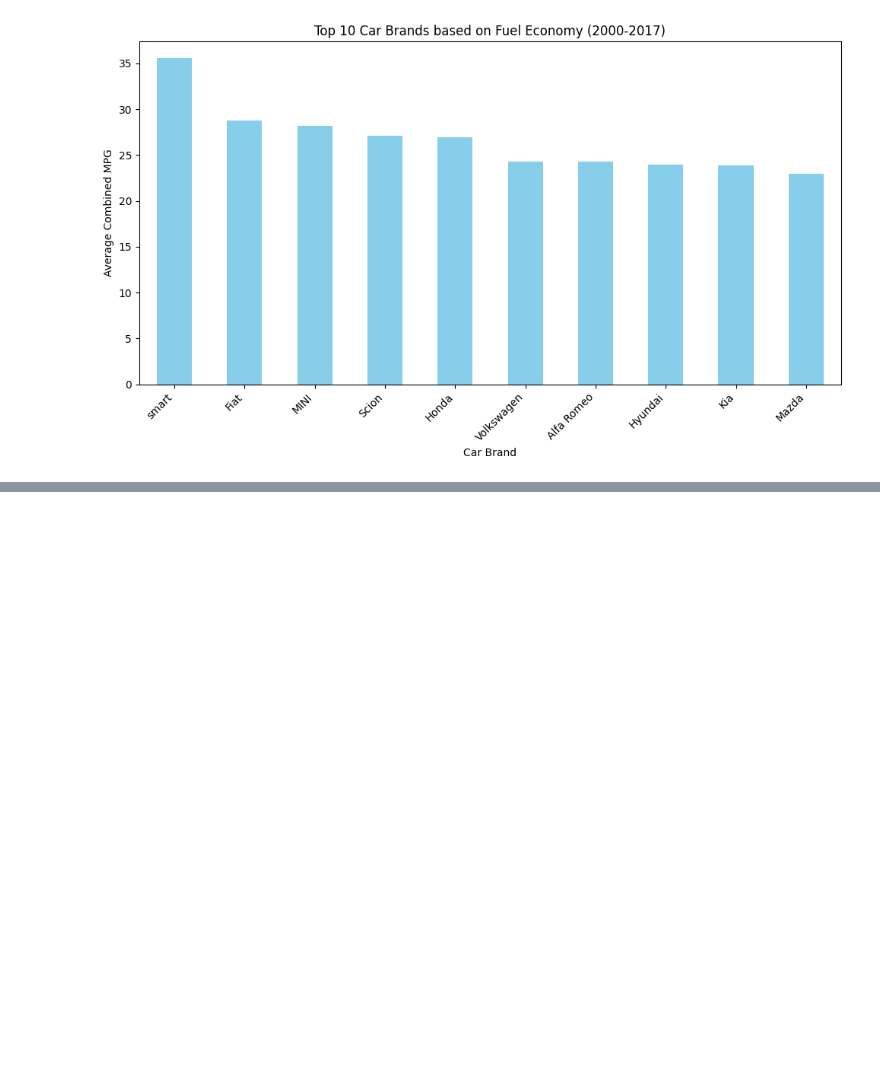
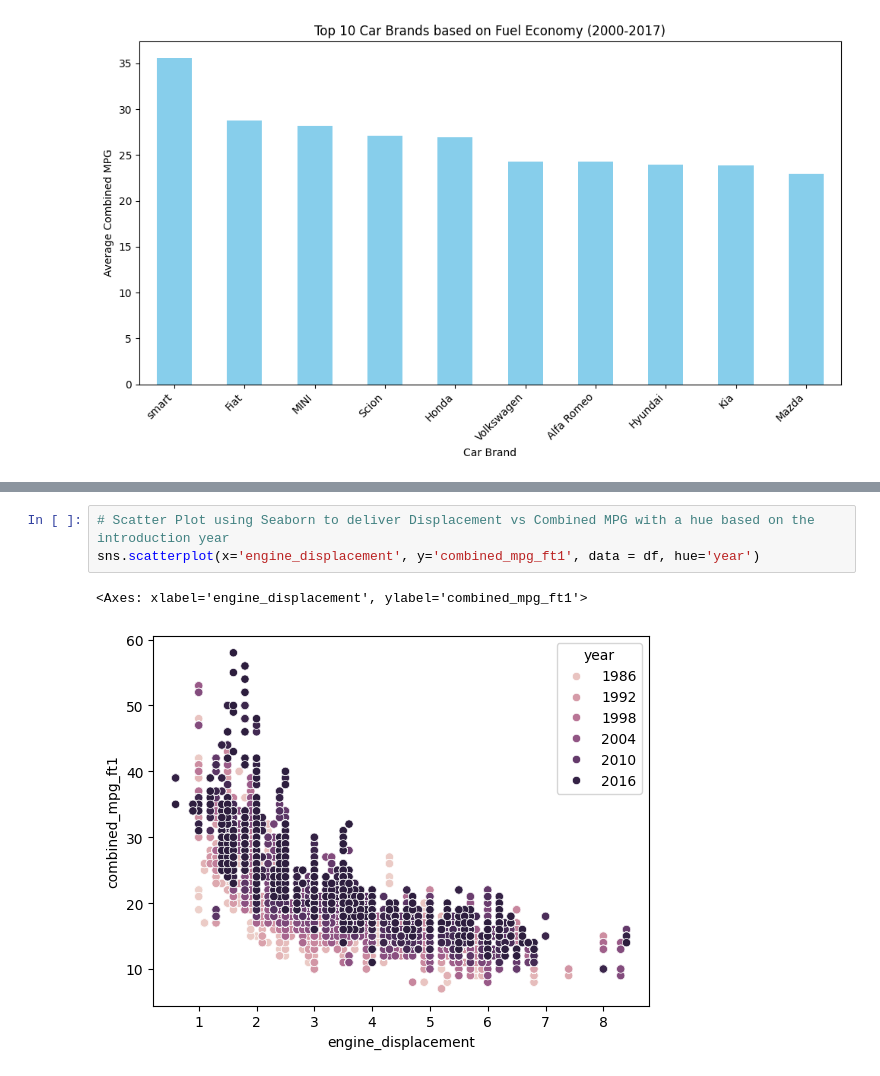
Before and after one commit to HamedRashwan/Fuel_Veciles, a Jupyter notebook: notebooks/Analysis.ipynb, the cells around one changed output, grey strips where cells are left out. Drawn from its saved outputs; the diff is of its cells as text; blank space fills up the shorter version.

```diff
--- a/notebooks/Analysis.ipynb
+++ b/notebooks/Analysis.ipynb
@@ -155,0 +182,6 @@ plt.show()
+# %%
+# Scatter Plot using Seaborn to deliver Displacement vs Combined MPG with a hue based on the introduction year
+sns.scatterplot(x='engine_displacement', y='combined_mpg_ft1', data = df, hue='year')
+# %% [output]
+<Axes: xlabel='engine_displacement', ylabel='combined_mpg_ft1'>
+[figure, added]
```
Also changed, not shown: parts of 4 cells of this notebook.
